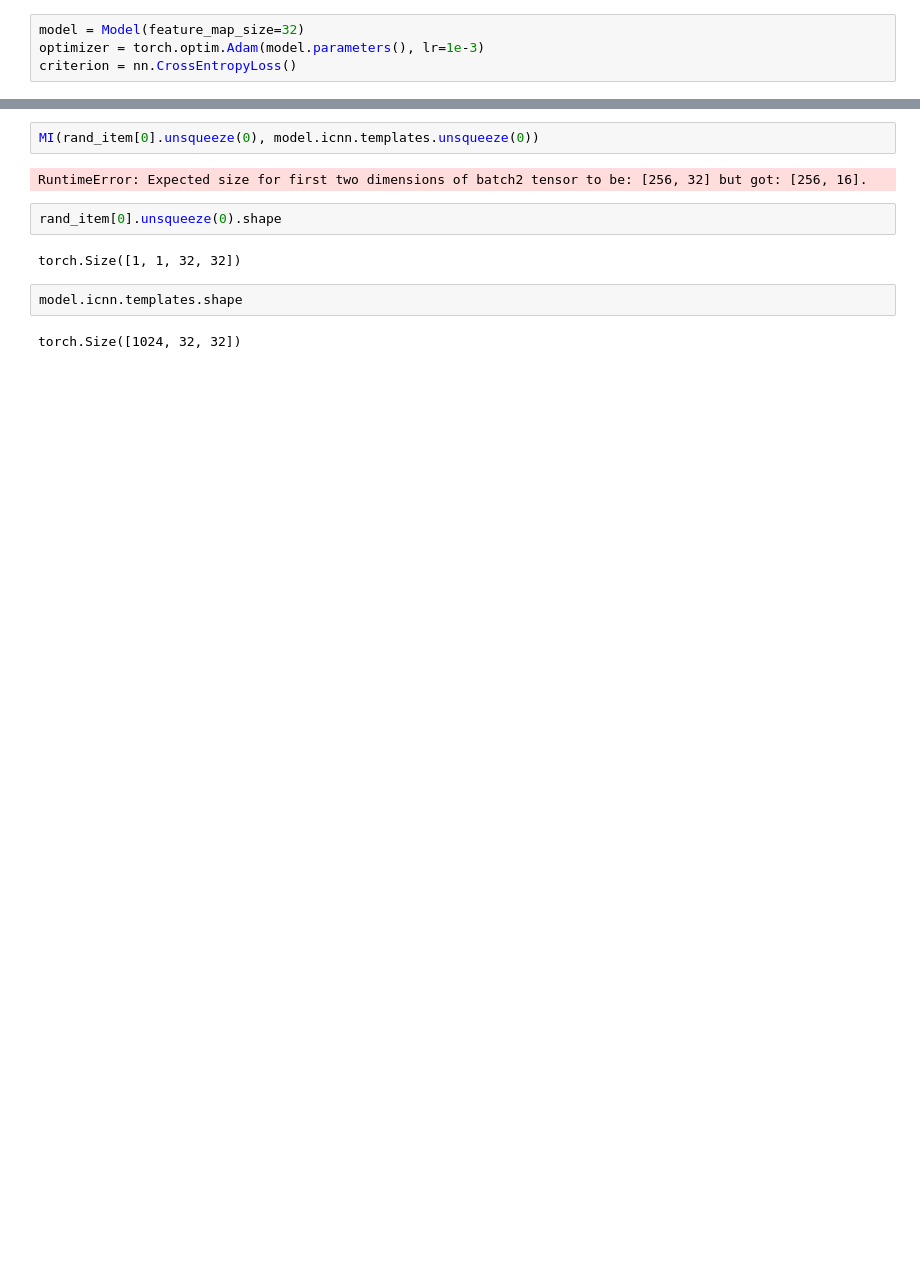
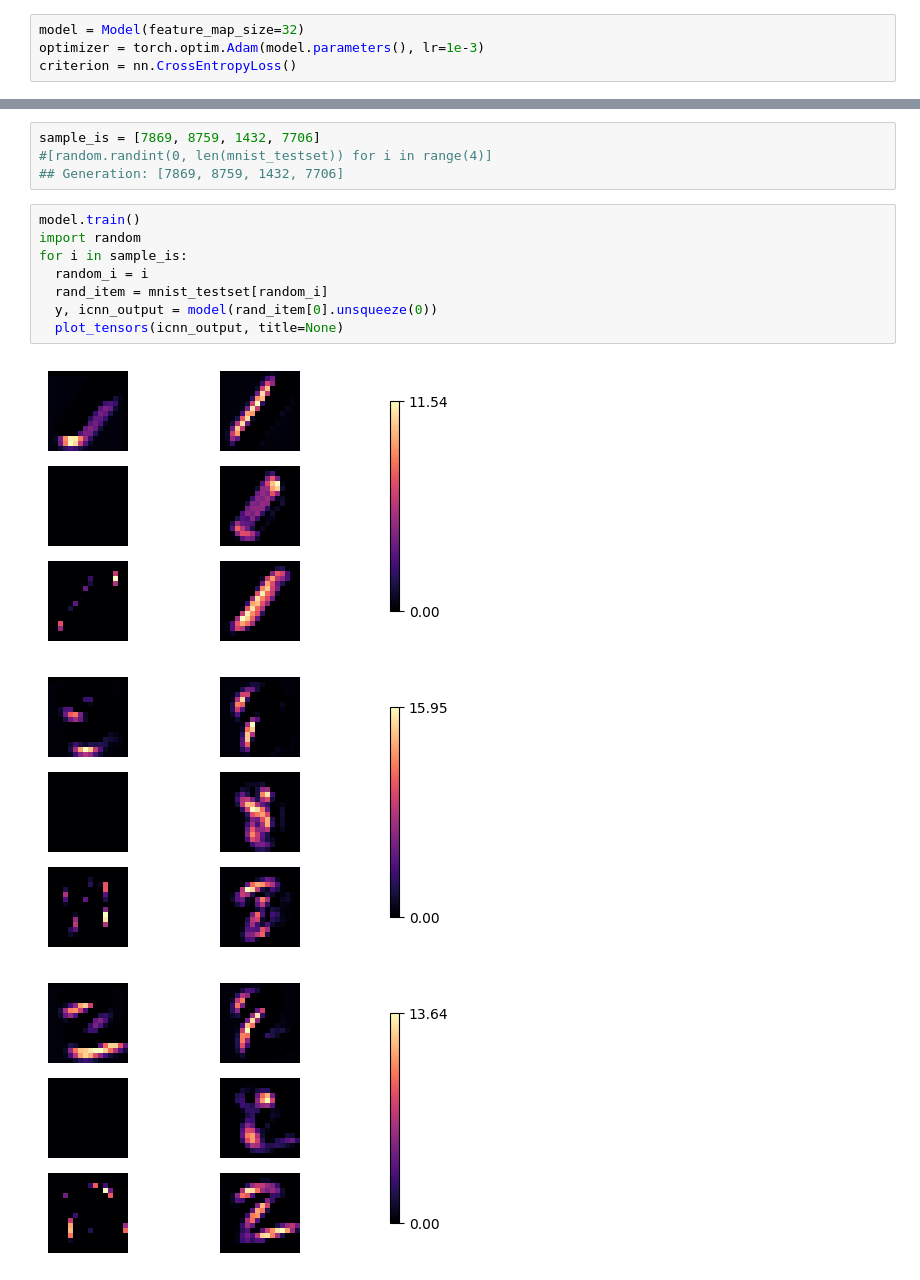
Before and after one commit to valentinafeve/interpretability, a Jupyter notebook: notebook_v2.ipynb, the cells around one changed output, grey strips where cells are left out. Drawn from its saved outputs; the diff is of its cells as text; blank space fills up the shorter version.

```diff
--- a/notebook_v2.ipynb
+++ b/notebook_v2.ipynb
@@ -444,12 +468,16 @@ plot_tensors(icnn_output, title=None)
-# %%
-MI(rand_item[0].unsqueeze(0), model.icnn.templates.unsqueeze(0))
-# %% [output]
-RuntimeError: Expected size for first two dimensions of batch2 tensor to be: [256, 32] but got: [256, 16].
-# %%
-rand_item[0].unsqueeze(0).shape
-# %% [output]
-torch.Size([1, 1, 32, 32])
-# %%
-model.icnn.templates.shape
-# %% [output]
-torch.Size([1024, 32, 32])
+# %%
+sample_is = [7869, 8759, 1432, 7706]
+#[random.randint(0, len(mnist_testset)) for i in range(4)]
+## Generation: [7869, 8759, 1432, 7706]
+# %%
+model.train()
+import random
+for i in sample_is:
+  random_i = i
+  rand_item = mnist_testset[random_i]
+  y, icnn_output = model(rand_item[0].unsqueeze(0))
+  plot_tensors(icnn_output, title=None)
+# %% [output]
+[figure, added]
+[figure, added]
+[figure, added]
```
Also changed, not shown: parts of 32 cells of this notebook.
